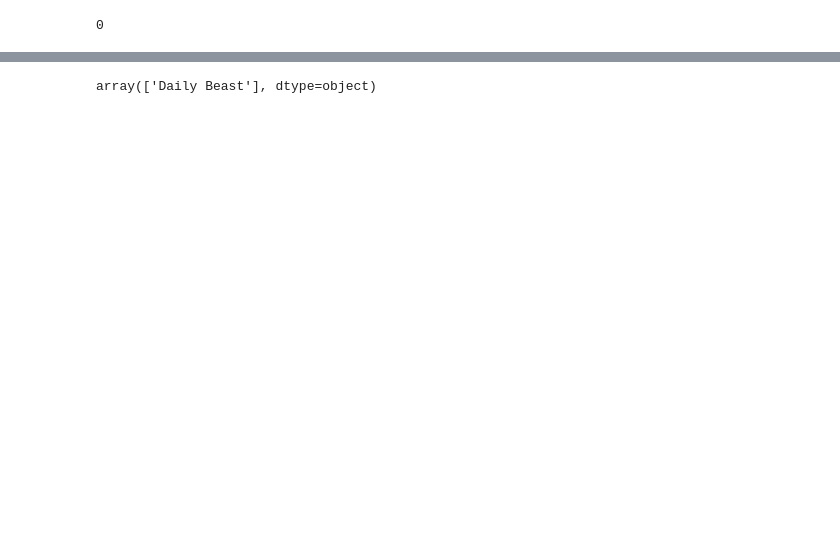
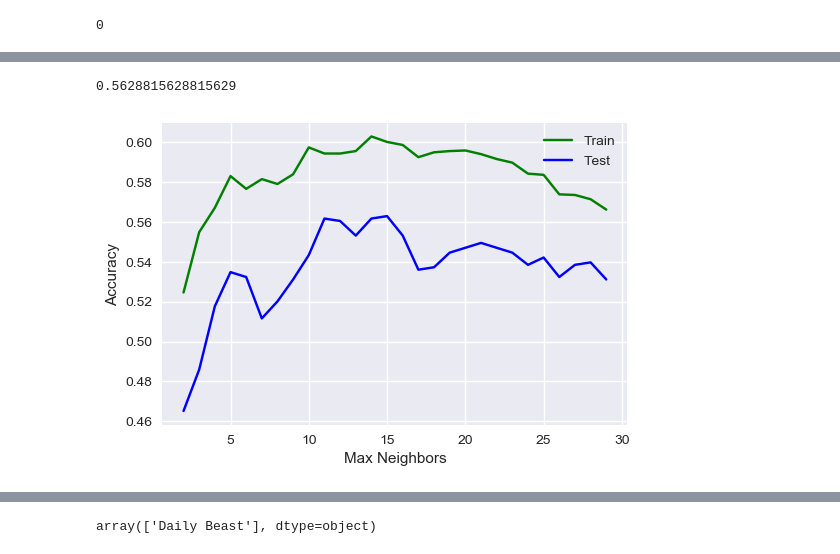
Before and after one commit to Zingo3245/Predicting_the_Source_of_News_Articles, a Jupyter notebook: Dry_run.ipynb, the cells around one changed output, grey strips where cells are left out. Cells and saved outputs as stored; diff of their text form; code cells hidden in the pictures; blank space fills up the shorter version.

```diff
--- a/Dry_run.ipynb
+++ b/Dry_run.ipynb
@@ -294,2 +316,2 @@ terms = tfidf.get_feature_names()
 # %%
-'''km = pickle.load(open("pickle_files/km.pkl", "rb" ))'''
+km = pickle.load(open("pickle_files/km.pkl", "rb" ))
@@ -315,0 +318,2 @@ true_df.tail()
+# %%
+true_df_clusts = pickle.load(open("pickle_files/true_df_clusts.pkl", "rb" ))
@@ -340,8 +365,8 @@ os.system('say "Your move.....Commander"')
 # %% [output]
 0
 # %%
-X = true_df.clusters
-y = true_df.source
+X = true_df_clusts.clusters
+y = true_df_clusts.source
 X_train, X_test, y_train, y_test = train_test_split(X, y, test_size=0.2, random_state=42)
 X_train = X_train.reshape(-1,1)
 X_test = X_test.reshape(-1,1)
@@ -355,0 +381,25 @@ print(dt.score(X_train, y_train))
+# %%
+knn = KNeighborsClassifier(n_jobs= -1, n_neighbors=15)
+knn.fit(X_train, y_train)
+## And score it on your testing data.
+knn.score(X_test, y_test)
+# %% [output]
+0.5628815628815629
+# %%
+train_score = []
+test_score = []
+
+for neighbors in range(2, 30):
+    knn = KNeighborsClassifier(n_jobs= -1, n_neighbors=neighbors)
+    knn.fit(X_train, y_train)
+    train_score.append(knn.score(X_train, y_train))
+    test_score.append(knn.score(X_test, y_test))
+
+plt.figure(dpi=100)
+plt.plot(range(2, 30), train_score, 'g', label="Train")
+plt.plot(range(2, 30), test_score, 'b', label="Test")
+plt.legend(loc='upper right')
+plt.xlabel("Max Neighbors")
+plt.ylabel("Accuracy");
+# %% [output]
+[figure, added]
```
Also changed, not shown: parts of 40 cells of this notebook, 7 other files.
